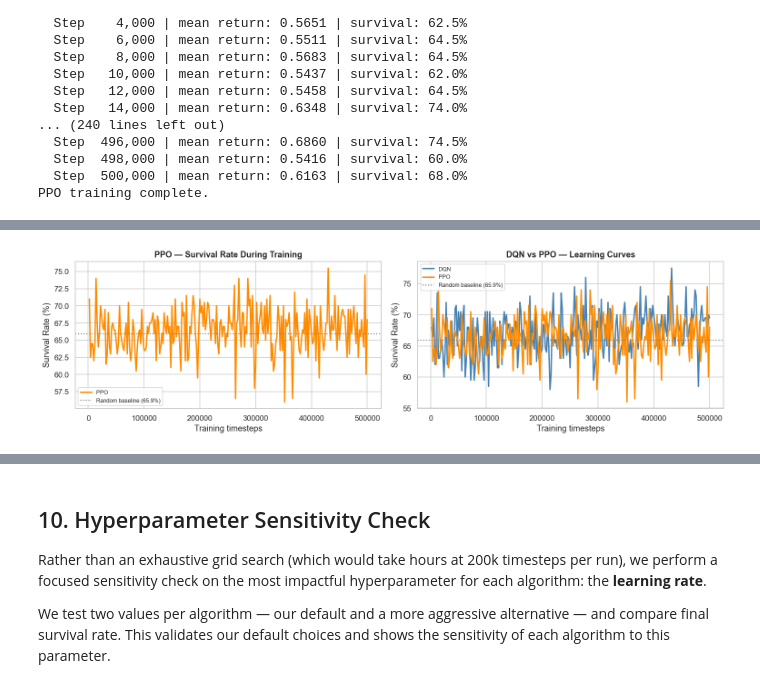
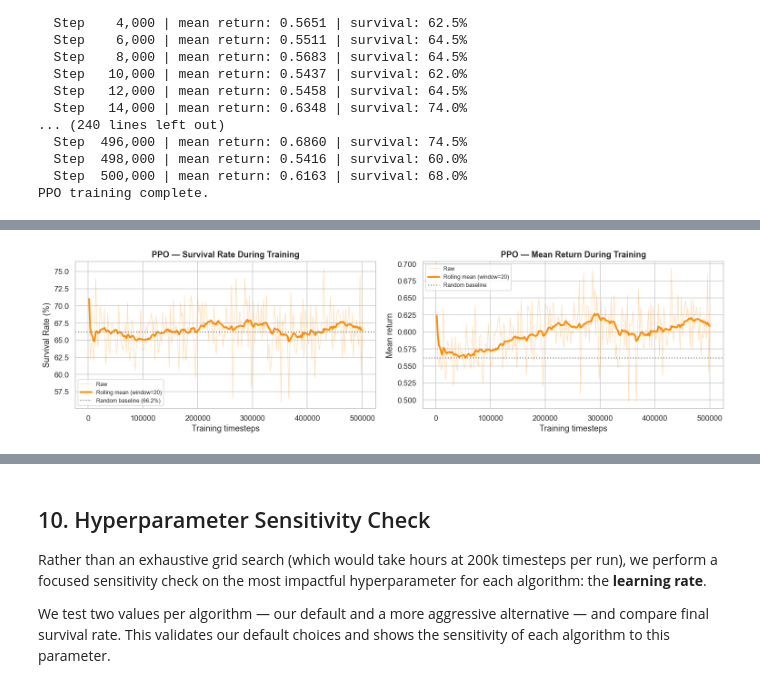
Before and after one commit to martaribeiro11/Reinforcement-Learning, a Jupyter notebook: RL Project Code/sepsis_project - Students Version/rl_sepsis_v4.ipynb, the cells around one changed output, grey strips where cells are left out. Cells and saved outputs as stored; diff of their text form; code cells hidden in the pictures.

```diff
--- a/RL Project Code/sepsis_project - Students Version/rl_sepsis_v4.ipynb
+++ b/RL Project Code/sepsis_project - Students Version/rl_sepsis_v4.ipynb
@@ -1816,36 +1808,45 @@ PPO — Evaluation (1000 episodes):
 # %%
-# ── Plot PPO + DQN vs PPO overlay ─────────────────────────────────────────────
+# ── Plot PPO: survival rate + mean return ─────────────────────────────────────
 
 ppo_steps    = [x[0] for x in ppo_callback.return_log]
 ppo_surv_log = [x[2] for x in ppo_callback.return_log]
 ppo_ret_log  = [x[1] for x in ppo_callback.return_log]
 
-rand_survival_B = float(np.mean(np.array(clinical_rand_returns) > 0)) * 100
-rand_return_B   = float(np.mean(clinical_rand_returns))
+window = 20
+ppo_surv_smooth = pd.Series(ppo_surv_log).rolling(window, min_periods=1).mean()
+ppo_ret_smooth  = pd.Series(ppo_ret_log).rolling(window, min_periods=1).mean()
 
 fig, axes = plt.subplots(1, 2, figsize=(14, 4))
 
-# Left: PPO learning curve
-axes[0].plot(ppo_steps, ppo_surv_log, color='darkorange', linewidth=2.0, label='PPO')
-axes[0].axhline(rand_survival_B, color='gray', linestyle=':', linewidth=1.5,
+# Survival rate
+axes[0].plot(ppo_steps, ppo_surv_log,
+             color='darkorange', linewidth=0.8, alpha=0.3, label='Raw')
+axes[0].plot(ppo_steps, ppo_surv_smooth,
+             color='darkorange', linewidth=2.5,
+             label=f'Rolling mean (window={window})')
+axes[0].axhline(rand_survival_B, color='gray', linestyle=':',
+                linewidth=1.5,
                 label=f'Random baseline ({rand_survival_B:.1f}%)')
 axes[0].set_xlabel('Training timesteps')
 axes[0].set_ylabel('Survival Rate (%)')
 axes[0].set_title('PPO — Survival Rate During Training', fontweight='bold')
 axes[0].legend(fontsize=8)
 
-# Right: DQN vs PPO head to head
-axes[1].plot(dqn_steps, dqn_surv_log, color='steelblue',  linewidth=2.0, label='DQN')
-axes[1].plot(ppo_steps, ppo_surv_log, color='darkorange', linewidth=2.0, label='PPO')
-axes[1].axhline(rand_survival_B, color='gray', linestyle=':', linewidth=1.5,
-                label=f'Random baseline ({rand_survival_B:.1f}%)')
+# Mean return
+axes[1].plot(ppo_steps, ppo_ret_log,
+             color='darkorange', linewidth=0.8, alpha=0.3, label='Raw')
+axes[1].plot(ppo_steps, ppo_ret_smooth,
+             color='darkorange', linewidth=2.5,
+             label=f'Rolling mean (window={window})')
+axes[1].axhline(rand_return_B, color='gray', linestyle=':',
+                linewidth=1.5, label='Random baseline')
 axes[1].set_xlabel('Training timesteps')
-axes[1].set_ylabel('Survival Rate (%)')
-axes[1].set_title('DQN vs PPO — Learning Curves', fontweight='bold')
+axes[1].set_ylabel('Mean return')
+axes[1].set_title('PPO — Mean Return During Training', fontweight='bold')
 axes[1].legend(fontsize=8)
 
 plt.tight_layout()
 plt.savefig(f'{PLOTS_DIR}/configB_PPO_training.png', bbox_inches='tight')
 plt.show()
 # %% [output]
-[figure, old version]
+[figure, new version]
```
Also changed, not shown: parts of 51 cells of this notebook, 23 other files.
